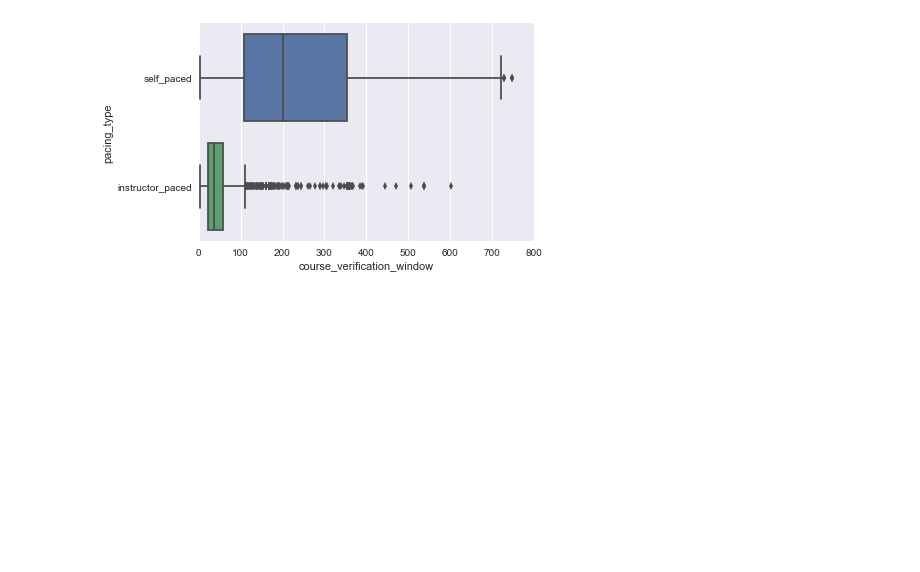
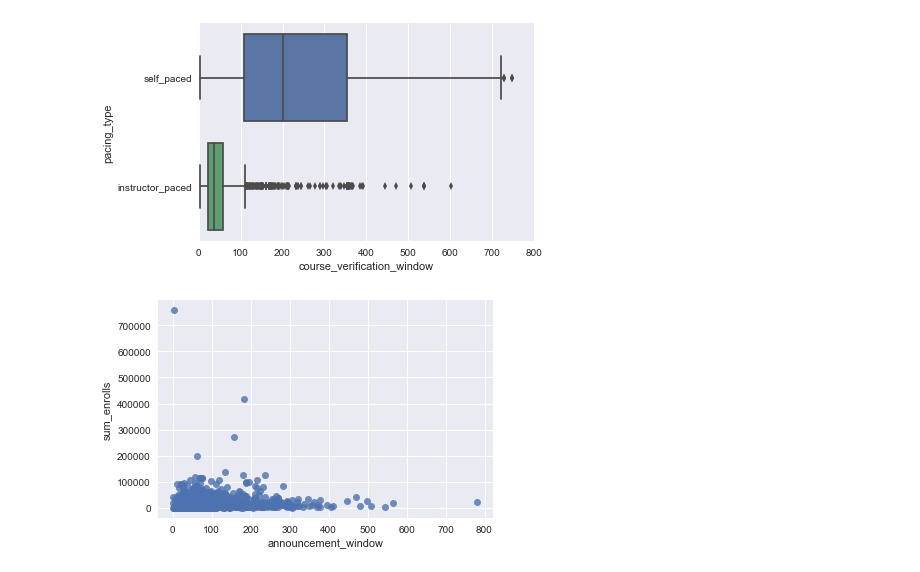
Before and after one commit to Changman126/Python-Data-Analysis, a Jupyter notebook: Course Performance Predictor Exploratory Notebook.ipynb, the cells around one changed output. Saved outputs shown, nothing was run; the diff lists cells and outputs as text; code cells hidden in the pictures; blank space fills up the shorter version.

```diff
--- a/Course Performance Predictor Exploratory Notebook.ipynb
+++ b/Course Performance Predictor Exploratory Notebook.ipynb
@@ -224,3 +336,34 @@ ON
 GROUP BY
 	course_run_number;
 """
+# %%
+query = """
+SELECT
+	a.course_id,
+	DATEDIFF(day, course_announcement_date, course_start_date) AS announcement_window,
+	DATEDIFF(day, course_start_date, course_end_date) AS course_open_length,
+	pacing_type,
+	level_type,
+	sum_enrolls,
+    sum_bookings
+FROM
+	business_intelligence.course_master a
+LEFT JOIN
+	business_intelligence.course_stats_summary b
+ON
+	a.course_id = b.course_id
+WHERE
+	course_end_date <= CURRENT_DATE()
+AND
+	DATEDIFF(day, course_announcement_date, course_start_date)>0
+AND
+	pacing_type = 'instructor_paced';
+"""
+
+cur.execute(query)
+
+df = pd.DataFrame(cur.fetchall())
+# %%
+ax = sns.regplot(x=df['announcement_window'], y=df['sum_enrolls'], fit_reg=False)
+# %% [output]
+[figure, added]
```
Also changed, not shown: parts of 26 cells of this notebook, 4 other files.
